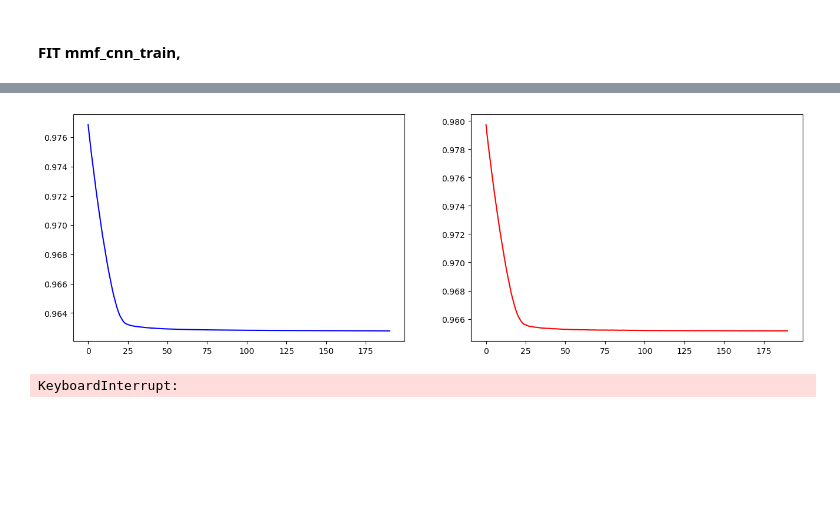
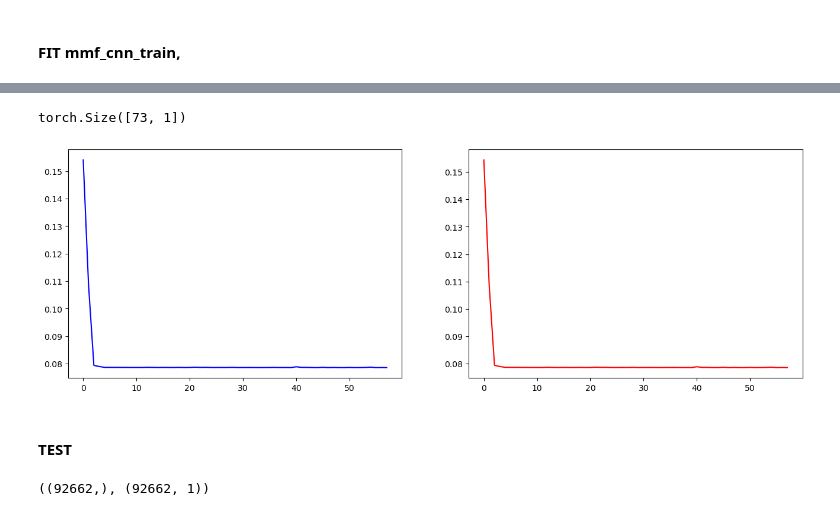
Before and after one commit to dmtrpolovnikov/ML_course, a Jupyter notebook: task_09_polovnikov.ipynb, the cells around one changed output, grey strips where cells are left out. Saved outputs shown, nothing was run; the diff lists cells and outputs as text; code cells hidden in the pictures; blank space fills up the shorter version.

```diff
--- a/task_09_polovnikov.ipynb
+++ b/task_09_polovnikov.ipynb
@@ -238,4 +240,5 @@ y_test_t = torch.tensor(y_test, dtype=torch.float32, device=DEVICE)
 MMFEpisode = namedtuple('MMFEpisode',['features','targets'])
 # %%
 features_dict = {'p': X_train_t, 'v': X_train_tv}
-features_dict_val = {'p': X_val_t, 'v': X_val_tv}
+features_dict_val = {'p': X_val_t[:, None, :], 'v': X_val_tv[:, None, :]}
+features_dict_test = {'p': X_test_t[:, None, :], 'v': X_test_tv[:, None, :]}
@@ -242,18 +252,19 @@ features_dict_val = {'p': X_val_t, 'v': X_val_tv}
 # %%
+from copy import deepcopy
+
 class MMFSet(torch.utils.data.Dataset):
-    def __init__(self, X, y, episode_len):
+    def __init__(self, X, y):
         super().__init__()
 
-        assert X['p'].shape[0] == y.shape[0]
+        assert X['p'].shape[0] == y.shape[0] and X['v'].shape[0] == y.shape[0]
 
         self.n_ticks, self.n_features = X['p'].shape
-        self.episode_len = episode_len
-        self.features_t = X['p'][:,None,:]
-        self.features_tv = X['v'][:,None,:]
-        self.targets_t = y
+        self.features_t = X['p'][:,None,:].clone()
+        self.features_tv = X['v'][:,None,:].clone()
+        self.targets_t = y.clone()
 
     def __len__(self):
-        return self.n_ticks-self.episode_len+1
+        return self.n_ticks
 
     def __getitem__(self,i):
         return MMFEpisode(
@@ -279,6 +276,8 @@ mmf_cnn = MMFCNNTrain()
 
 mmf_loss_fn = F.mse_loss
 mmf_optimizer = torch.optim.Adam(mmf_cnn.parameters(),lr=LEARNING_RATE)
+# %%
+mmf_train_set = MMFSet(features_dict, y_train_t)
 # %%
 mmf_train_batch_set = torch.utils.data.DataLoader(
         mmf_train_set,
@@ -286,18 +285,21 @@ mmf_train_batch_set = torch.utils.data.DataLoader(
         shuffle = False,
     )
 # %%
-mmf_episode
+mmf_episode.targets.shape
+# %% [output]
+torch.Size([73, 1])
 # %%
-features_dict = {'p': X_train_t[:,None,:], 'v': X_train_tv[:,None,:]}
-features_dict_val = {'p': X_val_t[:,None,:], 'v': X_val_tv[:,None,:]}
+features_dict_1 = {'p': X_train_t[:,None,:], 'v': X_train_tv[:,None,:]}
+#features_dict_val = {'p': X_val_t[:,None,:], 'v': X_val_tv[:,None,:]}
 # %%
 train_loss_hist = []
 val_loss_hist = []
 
 iter_num = 0
-EPOCHS = 100
-BATCH_SIZE = 1024 * 4
-LEARNING_RATE = 1e-4
+EPOCHS = 2
+
+BATCH_SIZE = 128 * 4
+LEARNING_RATE = 1e-3
 
 mmf_cnn = MMFCNNTrain()
 mmf_loss_fn = F.mse_loss
@@ -309,13 +311,13 @@ mmf_train_batch_set = torch.utils.data.DataLoader(
         shuffle = False,
     )
 
-#assert torch.sum(mmf_cnn(xx)) > 0
+#assert torch.sum(mmf_cnn(features_dict_1)) > 0
 
 for epoch in range(EPOCHS):
     mmf_train_batch_set = torch.utils.data.DataLoader(
         mmf_train_set,
         batch_size = BATCH_SIZE,
-        shuffle = False,
+        shuffle = True,
     )
     mmf_optimizer = torch.optim.Adam(mmf_cnn.parameters(),lr=LEARNING_RATE*np.exp(-epoch/EPOCHS))
     for mmf_episode in mmf_train_batch_set:
@@ -323,33 +325,35 @@ for epoch in range(EPOCHS):
 
         predicted_targets = mmf_cnn(mmf_episode.features)
 
         train_loss = mmf_loss_fn(predicted_targets, mmf_episode.targets)
+        #print(train_loss)
 
         mmf_cnn.zero_grad()
         train_loss.backward()
         mmf_optimizer.step()
 
         if not iter_num % 20:
             mmf_cnn.train(False)
 
-            train_loss = mmf_loss_fn(mmf_cnn(features_dict), y_train_t)
+            train_loss = mmf_loss_fn(mmf_cnn(features_dict_1), y_train_t)
             train_loss_hist.append(train_loss.item())
 
             val_loss = mmf_loss_fn(mmf_cnn(features_dict_val), y_val_t)
             val_loss_hist.append(val_loss.item())
 
             mmf_cnn.train(True)
 
             clear_output(True)
 
             tlh = pd.Series(train_loss_hist)
             vlh = pd.Series(val_loss_hist)
 
             fig,axs = plt.subplots(1,2,figsize=(16,5))
             axs[0].plot(tlh.index,tlh.values,label='train loss',color='blue')
             axs[1].plot(vlh.index,vlh.values,label='val loss',color='red')
 
             plt.show()
 # %% [output]
-[figure, old version]
+[figure, new version]
-KeyboardInterrupt:
+# %% [markdown]
+#### TEST
@@ -355,0 +362,4 @@ KeyboardInterrupt:
+# %%
+returns_ahead[data_index:].shape, predictions.shape
+# %% [output]
+((92662,), (92662, 1))
```
Also changed, not shown: parts of 25 cells of this notebook.
